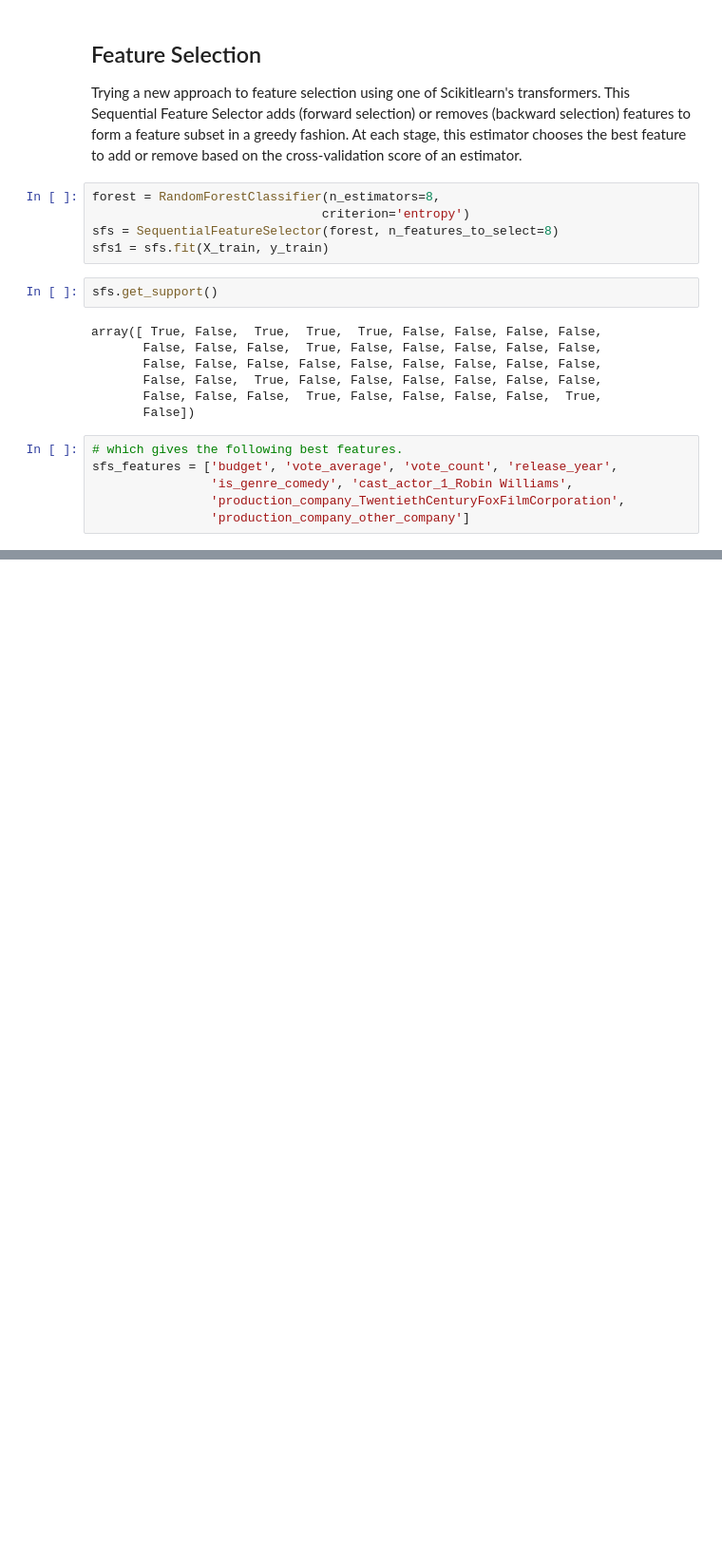
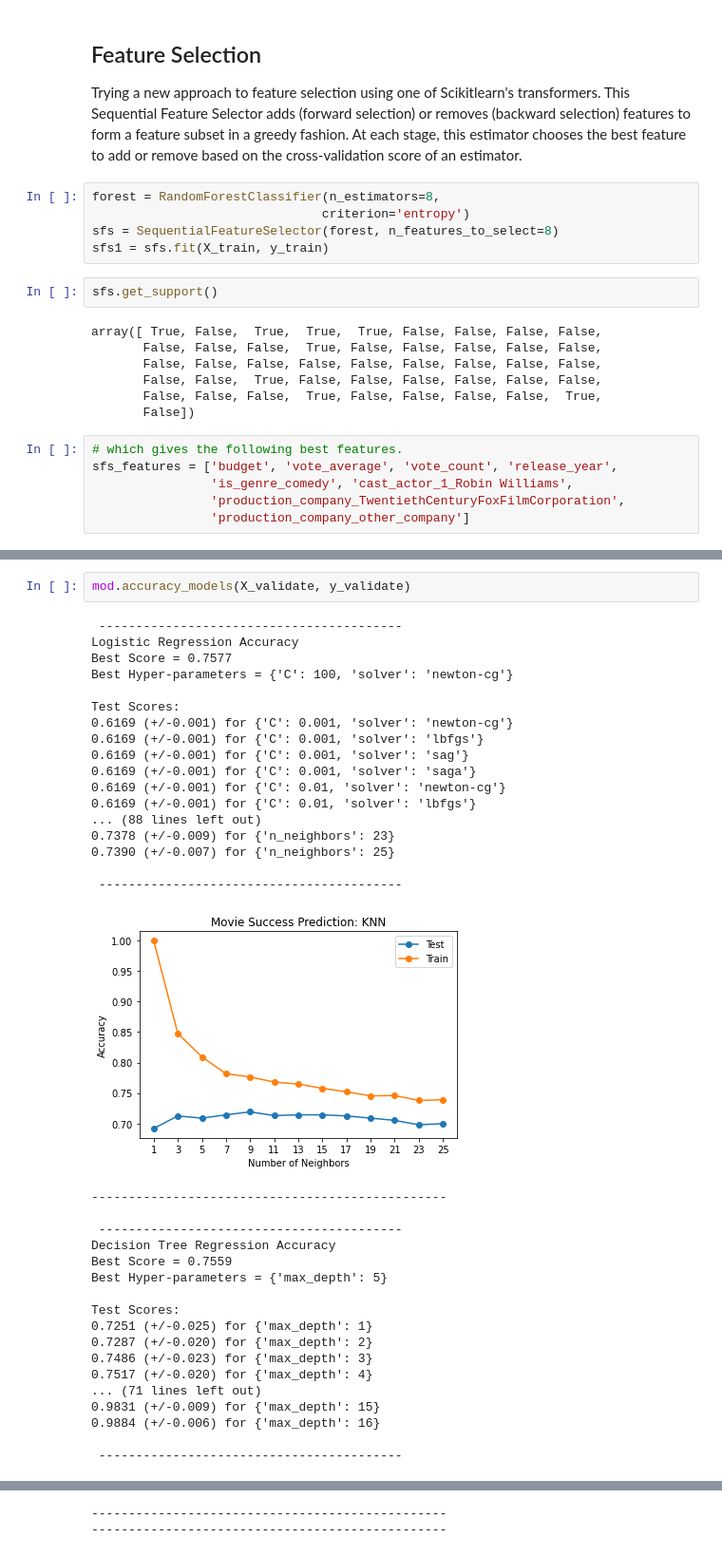
Before and after one commit to Movie-Success-Capstone/Movie-Capstone, a Jupyter notebook: nick_modeling.ipynb, the cells around one changed output, grey strips where cells are left out. Shown at 95% size. Drawn from its saved outputs; the diff is of its cells as text; blank space fills up the shorter version.

```diff
--- a/nick_modeling.ipynb
+++ b/nick_modeling.ipynb
@@ -70,0 +136,38 @@ sfs_features = ['budget', 'vote_average', 'vote_count', 'release_year',
+# %%
+mod.accuracy_models(X_validate, y_validate)
+# %% [output]
+ -----------------------------------------
+Logistic Regression Accuracy
+Best Score = 0.7577
+Best Hyper-parameters = {'C': 100, 'solver': 'newton-cg'}
+
+Test Scores:
+0.6169 (+/-0.001) for {'C': 0.001, 'solver': 'newton-cg'}
+0.6169 (+/-0.001) for {'C': 0.001, 'solver': 'lbfgs'}
+0.6169 (+/-0.001) for {'C': 0.001, 'solver': 'sag'}
+0.6169 (+/-0.001) for {'C': 0.001, 'solver': 'saga'}
+0.6169 (+/-0.001) for {'C': 0.01, 'solver': 'newton-cg'}
+0.6169 (+/-0.001) for {'C': 0.01, 'solver': 'lbfgs'}
+... (88 lines left out)
+0.7378 (+/-0.009) for {'n_neighbors': 23}
+0.7390 (+/-0.007) for {'n_neighbors': 25}
+
+ -----------------------------------------
+[figure, added]
+------------------------------------------------
+
+ -----------------------------------------
+Decision Tree Regression Accuracy
+Best Score = 0.7559
+Best Hyper-parameters = {'max_depth': 5}
+
+Test Scores:
+0.7251 (+/-0.025) for {'max_depth': 1}
+0.7287 (+/-0.020) for {'max_depth': 2}
+0.7486 (+/-0.023) for {'max_depth': 3}
+0.7517 (+/-0.020) for {'max_depth': 4}
+... (71 lines left out)
+0.9831 (+/-0.009) for {'max_depth': 15}
+0.9884 (+/-0.006) for {'max_depth': 16}
+
+ -----------------------------------------
@@ -70,0 +193,2 @@ sfs_features = ['budget', 'vote_average', 'vote_count', 'release_year',
+------------------------------------------------
+------------------------------------------------
```
Also changed, not shown: parts of 8 cells of this notebook, 3 other files.
